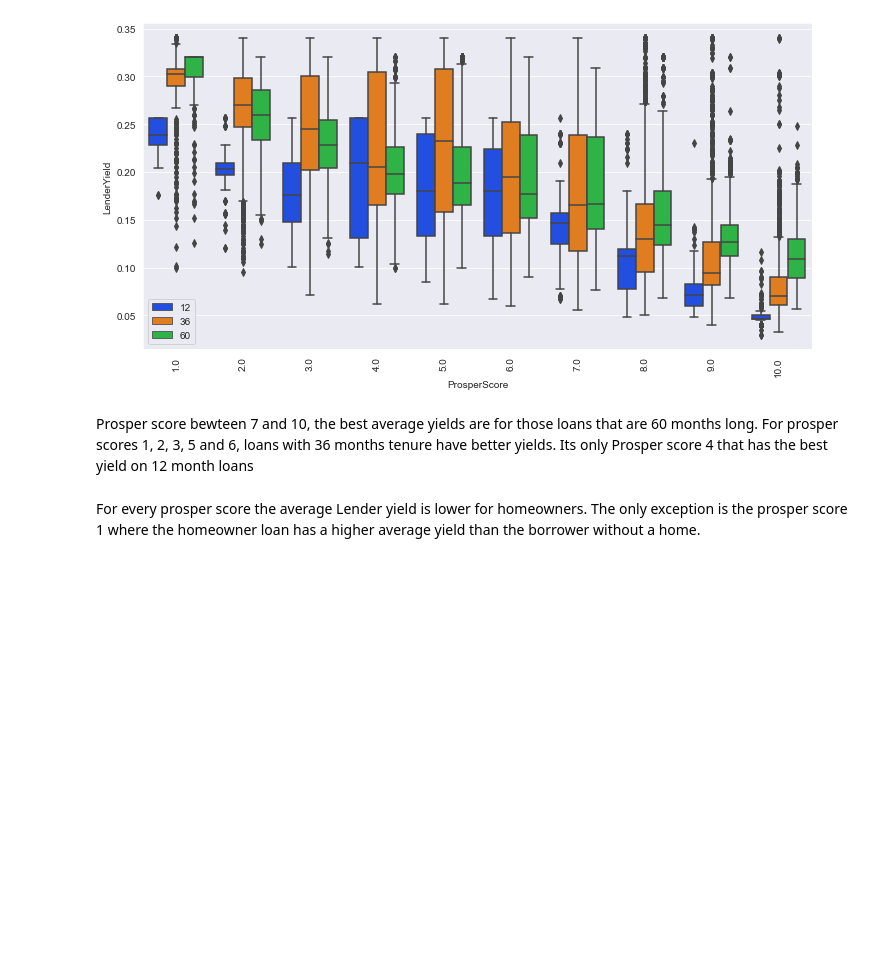
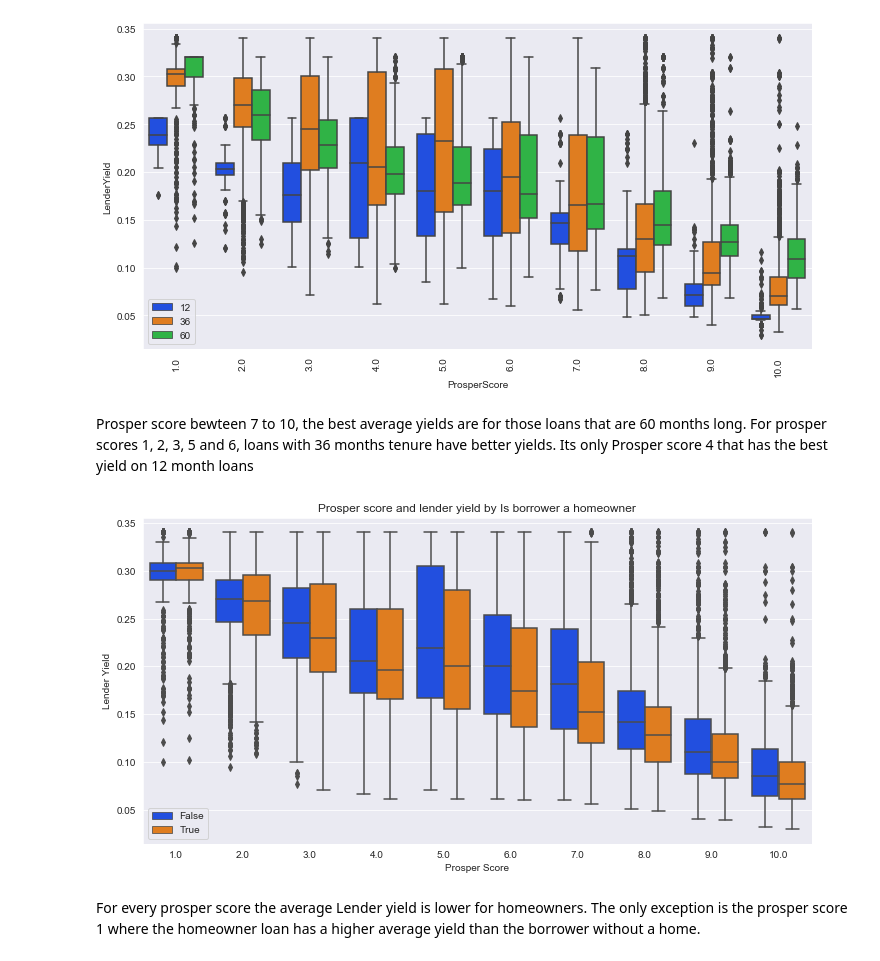
Before and after one commit to yaswaz/prosper_loans, a Jupyter notebook: prosper.ipynb, the cells around one changed output. Saved outputs shown, nothing was run; the diff lists cells and outputs as text; code cells hidden in the pictures; blank space fills up the shorter version.

```diff
--- a/prosper.ipynb
+++ b/prosper.ipynb
@@ -840,14 +968,19 @@ plt.legend(loc=0);
 # %% [output]
 [figure]
 # %% [markdown]
-Prosper score bewteen 7 and 10, the best average yields are for those loans that are 60 months long. For prosper scores 1, 2, 3, 5 and 6, loans with 36 months tenure have better yields. Its only Prosper score 4 that has the best yield on 12 month loans
+Prosper score bewteen 7 to 10, the best average yields are for those loans that are 60 months long. For prosper scores 1, 2, 3, 5 and 6, loans with 36 months tenure have better yields. Its only Prosper score 4 that has the best yield on 12 month loans
 # %%
-# Prosper score and loan status
+# Prosper score and lender yield by Is borrower a homeowner
 plt.figure(figsize = [12, 6])
 base_color = sb.color_palette()[0]
 sb.boxplot(data = prosper, x = 'ProsperScore', y = 'LenderYield', hue= 'IsBorrowerHomeowner')
-plt.xticks(rotation=90)
+plt.xticks(rotation=0)
+plt.xlabel('Prosper Score')
+plt.ylabel('Lender Yield')
+plt.title('Prosper score and lender yield by Is borrower a homeowner')
 plt.legend(loc=0);
+# %% [output]
+[figure, added]
 # %% [markdown]
 For every prosper score the average Lender yield is lower for homeowners. The only exception is the prosper score 1 where the homeowner loan has a higher average yield than the borrower without a home.
 # %%
```
Also changed, not shown: parts of 25 cells of this notebook.
